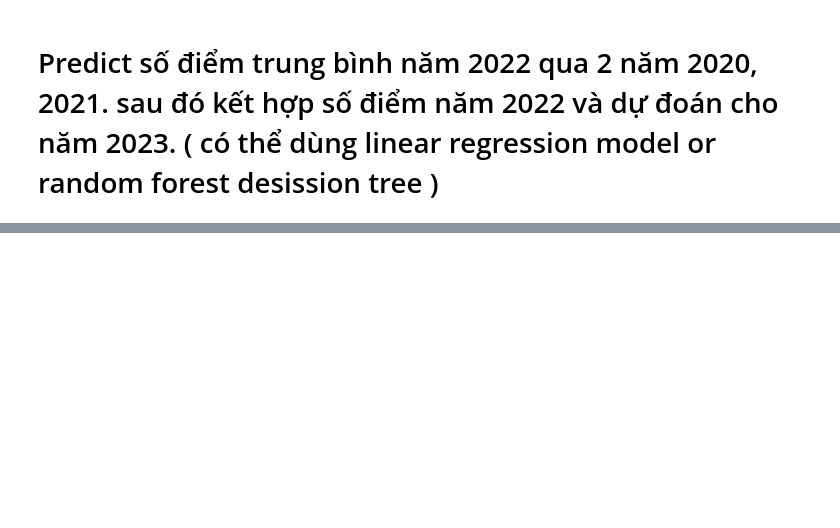
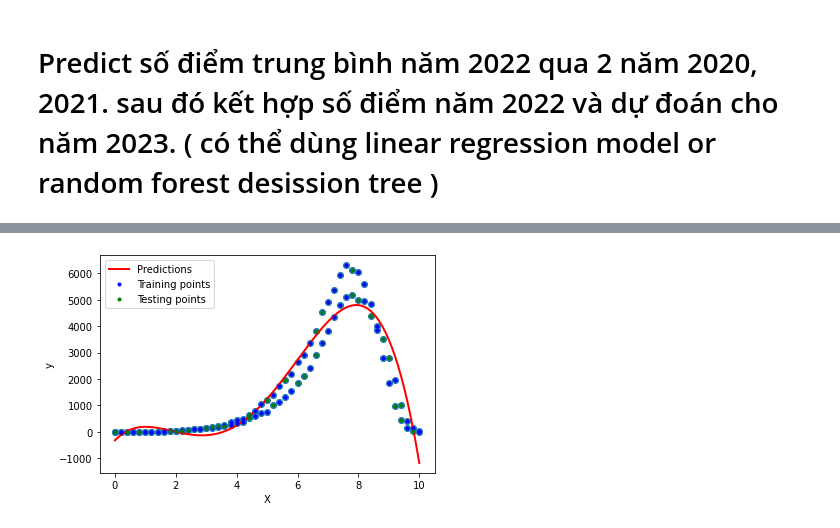
Before and after one commit to QuocBao02/Python-for-Data-Science---Final-Project, a Jupyter notebook: Report.ipynb, the cells around one changed output, grey strips where cells are left out. Saved outputs shown, nothing was run; the diff lists cells and outputs as text; code cells hidden in the pictures; blank space fills up the shorter version.

```diff
--- a/Report.ipynb
+++ b/Report.ipynb
@@ -481,20 +482,3 @@ from sklearn.linear_model import LinearRegression
 from sklearn.preprocessing import PolynomialFeatures
 from sklearn.model_selection import train_test_split
 from sklearn.metrics import r2_score
-# %%
-# get x: score, y = number of score from 2020 - 2021
-def GetX_Y(dataframelist, subject):
-    Y = []
-    for dataframe in dataframelist:
-        dataframe_temp = dataframe[dataframe[subject] >= 0]
-        X = sorted(set(dataframe_temp[subject]))
-        Y_temp = {str(score): 0 for score in X}
-        for i in dataframe_temp[subject]:
-            Y_temp[str(i)] += 1
-        X = [float(i) for i in X]
-        Y = [float(i) for i in Y_temp.values()]
-    return X, Y
-# %%
-X, Y = GetX_Y(dataframelist= [dataframe2020], subject= "Toán")
-# %%
-x_train, x_test,y_train, y_test = train_test_split(X, Y, test_size=0.1, random_state = 2)
@@ -555,0 +485,61 @@ plt.show()
+# %%
+# get x: score, y = number of score from 2020 - 2021
+def GetX_Y(dataframe, subject):
+    score_02 = ["Toán", "Ngoại ngữ"]
+    if subject in score_02:
+        default_score = {str(i/5): 0 for i in range(0, 51)}
+    elif  subject == "Văn":
+        dataframe_temp = dataframe[dataframe[subject] >= 0]
+        Van_score = sorted(set(dataframe_temp[subject]))
+        print(Van_score)
+        default_score = {str(score): 0 for score in Van_score}
+        default_score["0"] = 0
+        default_score["10"] = 0
+    else:
+        default_score = {str(i/4): 0 for i in range(0, 41)}
+
+    df = dataframe.loc[dataframe[subject] >= 0][subject].array
+    for i in df:
+        default_score[str(i)] += 1
+    return default_score
+
+def Predict_Subject(dataframe1, dataframe2, subject):
+    Score_1 = GetX_Y(dataframe1, subject= subject)
+    Score_2 = GetX_Y(dataframe2, subject = subject)
+
+    x1 = [float(score) for score in Score_1.keys()]
+    y1 = [amount for amount in Score_1.values()]
+    x2 = [float(score) for score in Score_2.keys()]
+    y2 = [amount for amount in Score_2.values()]
+    X = x1 + x2
+    Y = y1 + y2
+
+
+    x_train, x_test,y_train, y_test = train_test_split(X, Y, test_size = 0.3, random_state = 42)
+    plt.scatter(X, Y)
+    print(len(x_test))
+    poly = PolynomialFeatures(degree = 4, include_bias = True)
+    x_train_trans = poly.fit_transform(np.array(x_train).reshape(-1, 1))
+    x_test_trans = poly.fit_transform(np.array(x_test).reshape(-1, 1))
+
+    print(x_train_trans)
+    print(x_test_trans)
+    lr = LinearRegression()
+    lr.fit(x_train_trans, y_train)
+    y_pred = lr.predict(x_test_trans)
+    print(r2_score(y_test, y_pred))
+
+    X_new = np.linspace(0, 10, 200).reshape(200, 1)
+    X_new_poly = poly.transform(X_new)
+    y_new = lr.predict(X_new_poly)
+    plt.plot(X_new, y_new, "r-", linewidth=2, label="Predictions")
+    plt.plot(x_train, y_train, "b.",label='Training points')
+    plt.plot(x_test, y_test, "g.",label='Testing points')
+    plt.xlabel("X")
+    plt.ylabel("y")
+    plt.legend()
+    plt.show()
+    return lr
+
+Ln = Predict_Subject(dataframe2020, dataframe2021, "Toán")
+# %% [output]
@@ -555,0 +563 @@ plt.show()
+[figure, added]
```
Also changed, not shown: parts of 7 cells of this notebook.
